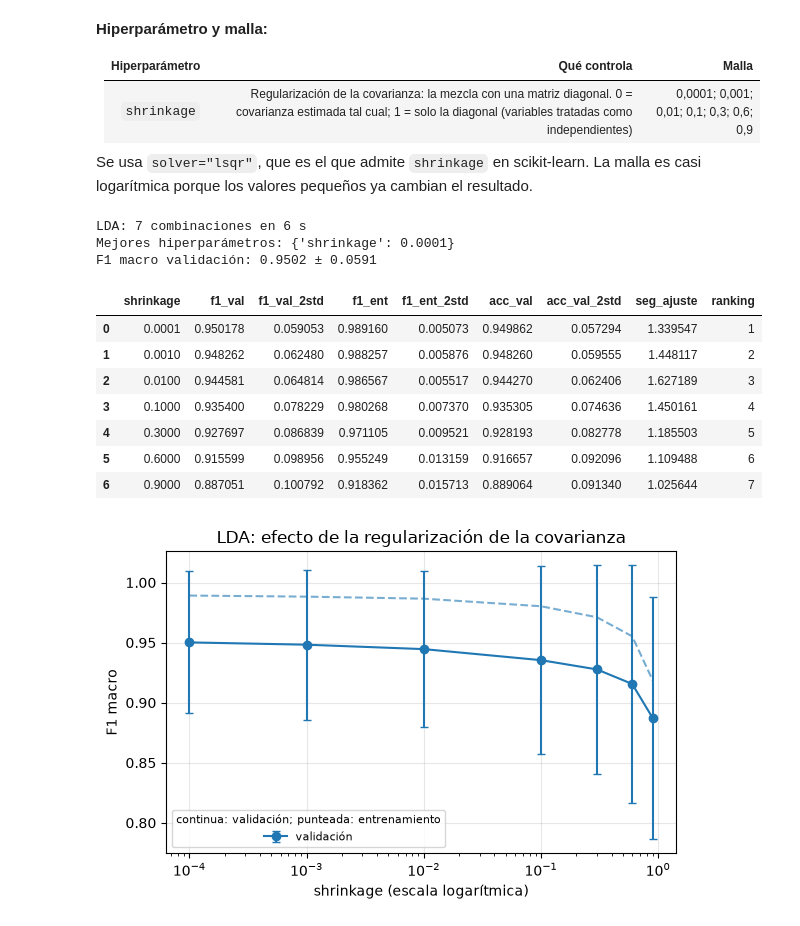
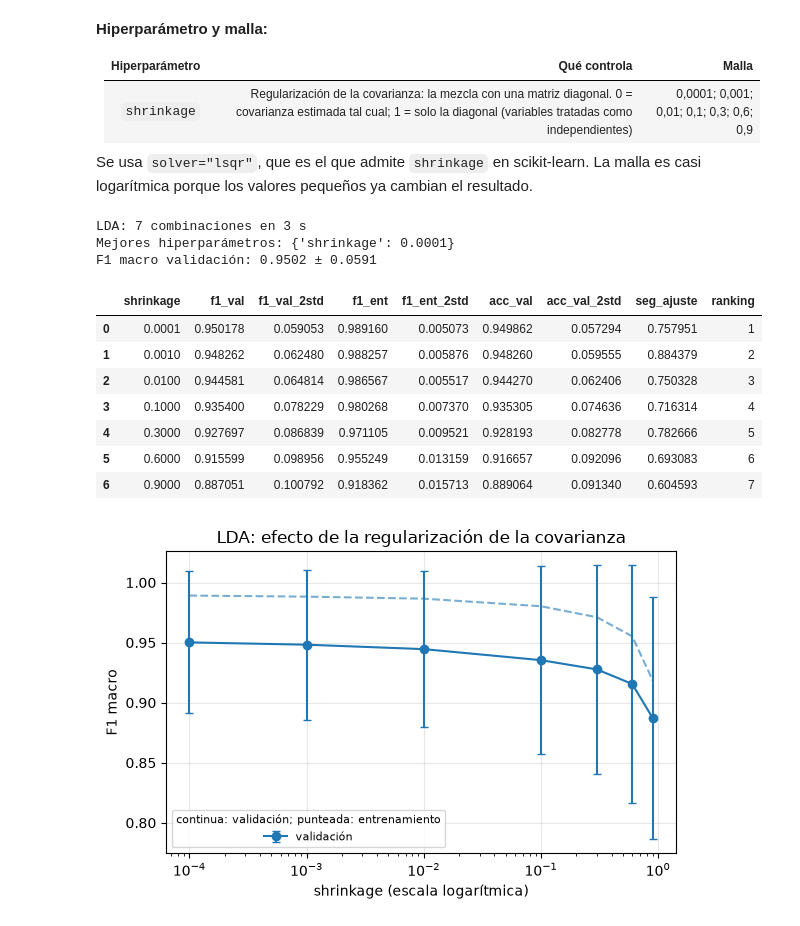
Before and after one commit to JUAN-VILLOTA/har-smartphones-ml-grupo11, a Jupyter notebook: 02_modelos.ipynb, the cells around one changed output. Saved outputs shown, nothing was run; the diff lists cells and outputs as text; code cells hidden in the pictures.

```diff
--- a/02_modelos.ipynb
+++ b/02_modelos.ipynb
@@ -266,24 +264,23 @@ Se usa `solver="lsqr"`, que es el que admite `shrinkage` en scikit-learn. La mal
 # %%
 lda = Pipeline([("escalar", StandardScaler()),
                 ("modelo", LinearDiscriminantAnalysis(solver="lsqr"))])
 malla_lda = {"modelo__shrinkage": [0.0001, 0.001, 0.01, 0.1, 0.3, 0.6, 0.9]}
 
-busquedas.pop("Regresión logística", None)   # por si quedó de una ejecución anterior
 buscar("LDA", lda, malla_lda)
 tabla_lda = tabla(busquedas["LDA"])
 tabla_lda
 # %% [output]
-LDA: 7 combinaciones en 6 s
+LDA: 7 combinaciones en 3 s
 Mejores hiperparámetros: {'shrinkage': 0.0001}
 F1 macro validación: 0.9502 ± 0.0591
 |  | shrinkage | f1_val | f1_val_2std | f1_ent | f1_ent_2std | acc_val | acc_val_2std | seg_ajuste | ranking |
-| 0 | 0.0001 | 0.950178 | 0.059053 | 0.989160 | 0.005073 | 0.949862 | 0.057294 | 1.339547 | 1 |
-| 1 | 0.0010 | 0.948262 | 0.062480 | 0.988257 | 0.005876 | 0.948260 | 0.059555 | 1.448117 | 2 |
-| 2 | 0.0100 | 0.944581 | 0.064814 | 0.986567 | 0.005517 | 0.944270 | 0.062406 | 1.627189 | 3 |
-| 3 | 0.1000 | 0.935400 | 0.078229 | 0.980268 | 0.007370 | 0.935305 | 0.074636 | 1.450161 | 4 |
-| 4 | 0.3000 | 0.927697 | 0.086839 | 0.971105 | 0.009521 | 0.928193 | 0.082778 | 1.185503 | 5 |
-| 5 | 0.6000 | 0.915599 | 0.098956 | 0.955249 | 0.013159 | 0.916657 | 0.092096 | 1.109488 | 6 |
-| 6 | 0.9000 | 0.887051 | 0.100792 | 0.918362 | 0.015713 | 0.889064 | 0.091340 | 1.025644 | 7 |
+| 0 | 0.0001 | 0.950178 | 0.059053 | 0.989160 | 0.005073 | 0.949862 | 0.057294 | 0.757951 | 1 |
+| 1 | 0.0010 | 0.948262 | 0.062480 | 0.988257 | 0.005876 | 0.948260 | 0.059555 | 0.884379 | 2 |
+| 2 | 0.0100 | 0.944581 | 0.064814 | 0.986567 | 0.005517 | 0.944270 | 0.062406 | 0.750328 | 3 |
+| 3 | 0.1000 | 0.935400 | 0.078229 | 0.980268 | 0.007370 | 0.935305 | 0.074636 | 0.716314 | 4 |
+| 4 | 0.3000 | 0.927697 | 0.086839 | 0.971105 | 0.009521 | 0.928193 | 0.082778 | 0.782666 | 5 |
+| 5 | 0.6000 | 0.915599 | 0.098956 | 0.955249 | 0.013159 | 0.916657 | 0.092096 | 0.693083 | 6 |
+| 6 | 0.9000 | 0.887051 | 0.100792 | 0.918362 | 0.015713 | 0.889064 | 0.091340 | 0.604593 | 7 |
 # %%
 graficar(tabla_lda, "shrinkage", titulo="LDA: efecto de la regularización de la covarianza",
          etiqueta_x="shrinkage (escala logarítmica)", log_x=True)
```
Also changed, not shown: parts of 9 cells of this notebook.
